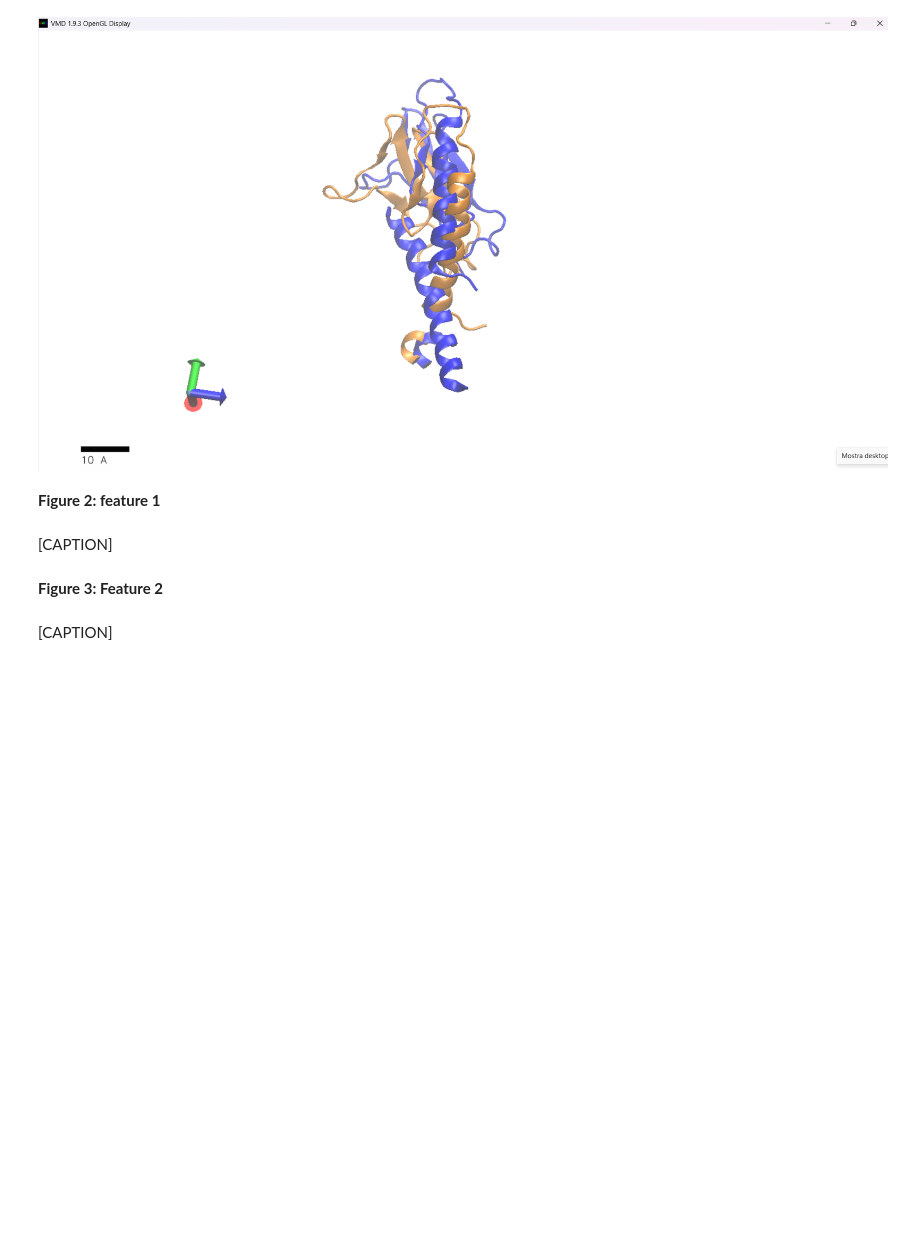
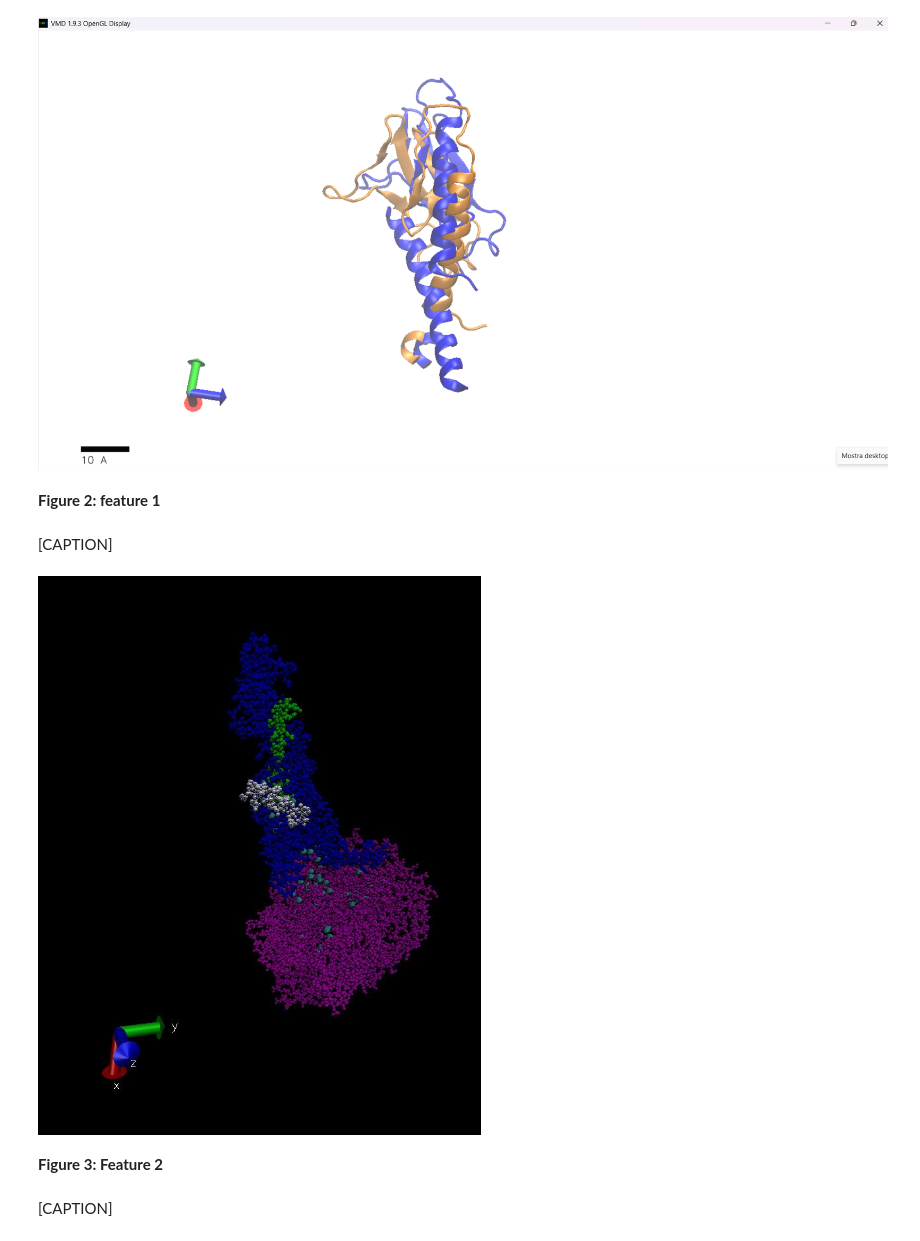
Before and after one commit to Ale002001/Structural_Bioinformatics_VMD, a Jupyter notebook: Notebooks/report_1a_vmd.ipynb, the cells around one changed output. Saved outputs shown, nothing was run; the diff lists cells and outputs as text; code cells hidden in the pictures; blank space fills up the shorter version.

Commit message:
Creato con Colab

```diff
--- a/Notebooks/report_1a_vmd.ipynb
+++ b/Notebooks/report_1a_vmd.ipynb
@@ -80,3 +78,19 @@ cv2_imshow(img)
+# %%
+import cv2
+from google.colab.patches import cv2_imshow
+img = cv2.imread("/content/drive/MyDrive/Task1/fig 2.jpeg") # you need to change it to your image file name
+cv2_imshow(img)
+#=== FIGURE 2: Full GLP-1R Complex with GLP-1 (PDB: 6X18) ===
+#Description:
+#This visualisation shows the complete, active-state GLP-1R complex bound to its native peptide, GLP-1 (PDB: 6X18).
+#The key components are highlighted: the Receptor (blue, Chain R), the GLP-1 peptide (green, Chain P), the G-protein/Nanobody (purple), the activation gate (white), and the structural waters (cyan).
+#This view shows how the GLP-1 peptide (green) acts like a 'master key,' draping over the top of the receptor and plunging its 'head' deep into the core. This action contacts the gate (white) and is stabilized by a deep water network (cyan), locking the receptor in a 'closed' conformation to activate the G-protein (purple).
+#The representation was generated in VMD using:
+#- "VDW" (Van der Waals) style for all components
+#- "Color by Selection" to distinguish the different chains and regions
+#- Color Key: Blue (Receptor, Chain R), Green (Ligand, Chain P), Purple (Other protein chains), White (Gate)
+# %% [output]
+[figure, added]
 # %% [markdown]
 **Figure 3: Feature 2**
 # %% [markdown]
```
Also changed, not shown: parts of 3 cells of this notebook.
